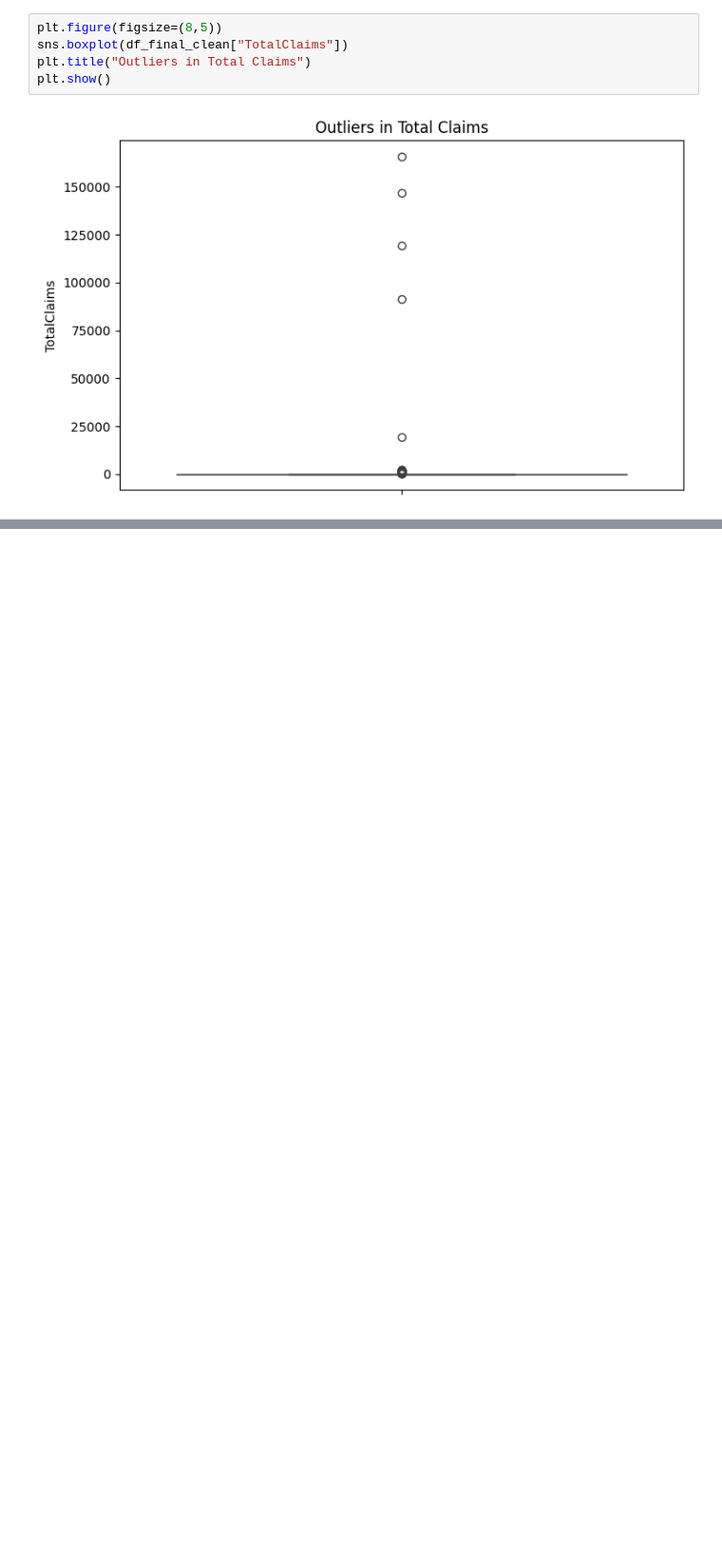
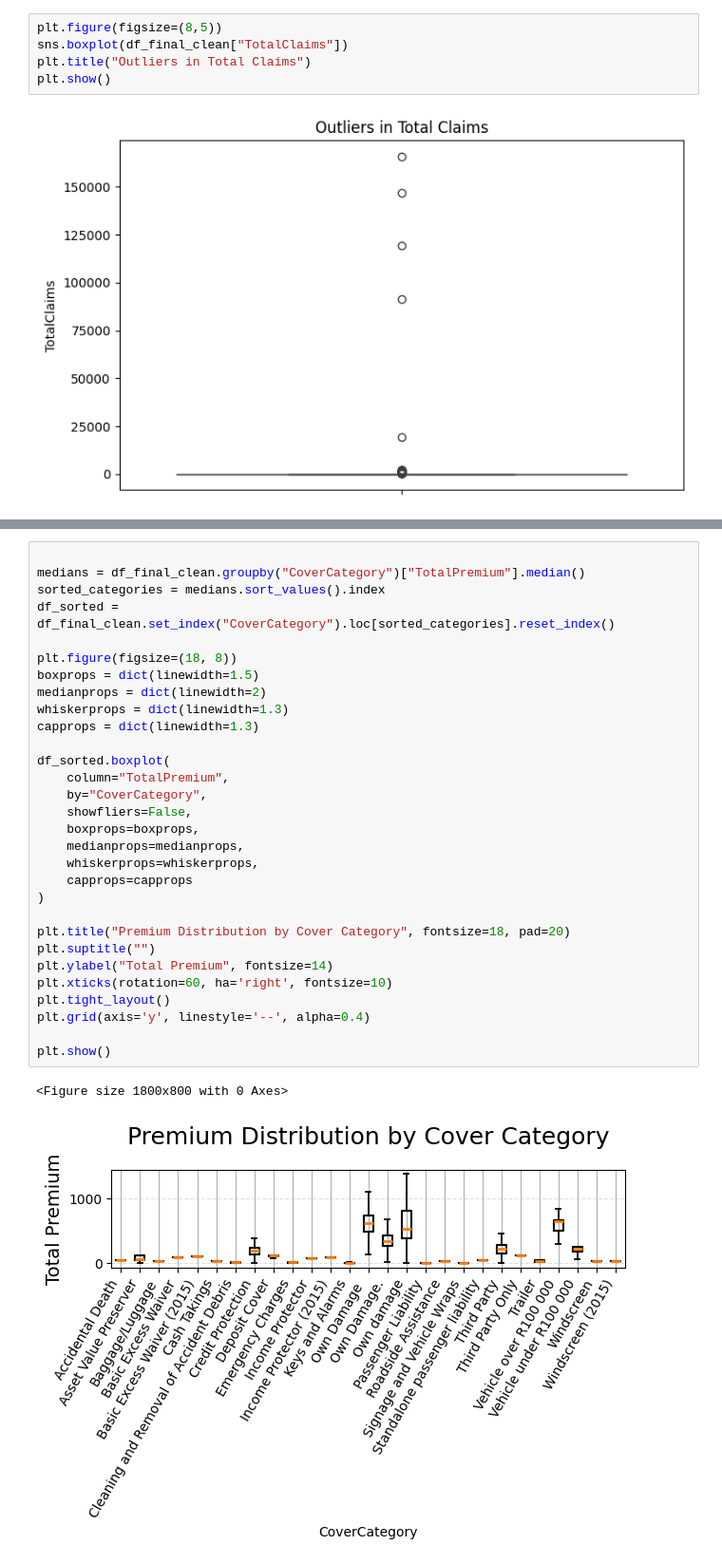
Before and after one commit to Feven777/Risk-Analytics-Predictive-Modeling, a Jupyter notebook: notebook/EDA_task1.ipynb, the cells around one changed output, grey strips where cells are left out. Shown: that part at 95% size. Drawn from its saved outputs; the diff is of its cells as text; blank space fills up the shorter version.

```diff
--- a/notebook/EDA_task1.ipynb
+++ b/notebook/EDA_task1.ipynb
@@ -320,0 +379,33 @@ plt.show()
+# %%
+
+medians = df_final_clean.groupby("CoverCategory")["TotalPremium"].median()
+sorted_categories = medians.sort_values().index
+df_sorted = df_final_clean.set_index("CoverCategory").loc[sorted_categories].reset_index()
+
+plt.figure(figsize=(18, 8))
+boxprops = dict(linewidth=1.5)
+medianprops = dict(linewidth=2)
+whiskerprops = dict(linewidth=1.3)
+capprops = dict(linewidth=1.3)
+
+df_sorted.boxplot(
+    column="TotalPremium",
+    by="CoverCategory",
+    showfliers=False,
+    boxprops=boxprops,
+    medianprops=medianprops,
+    whiskerprops=whiskerprops,
+    capprops=capprops
+)
+
+plt.title("Premium Distribution by Cover Category", fontsize=18, pad=20)
+plt.suptitle("")
+plt.ylabel("Total Premium", fontsize=14)
+plt.xticks(rotation=60, ha='right', fontsize=10)
+plt.tight_layout()
+plt.grid(axis='y', linestyle='--', alpha=0.4)
+
+plt.show()
+# %% [output]
+<Figure size 1800x800 with 0 Axes>
+[figure, added]
```
Also changed, not shown: parts of 5 cells of this notebook.
